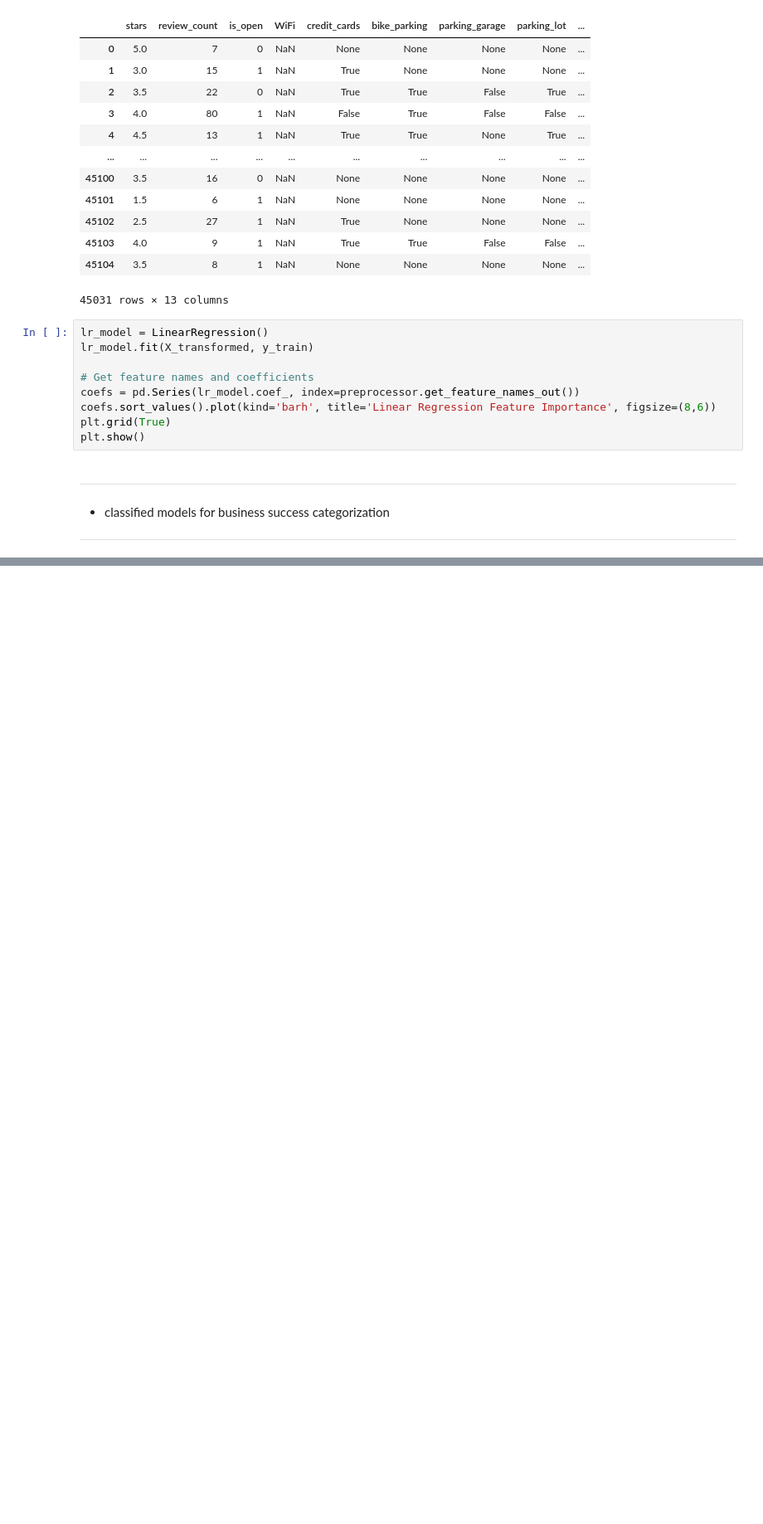
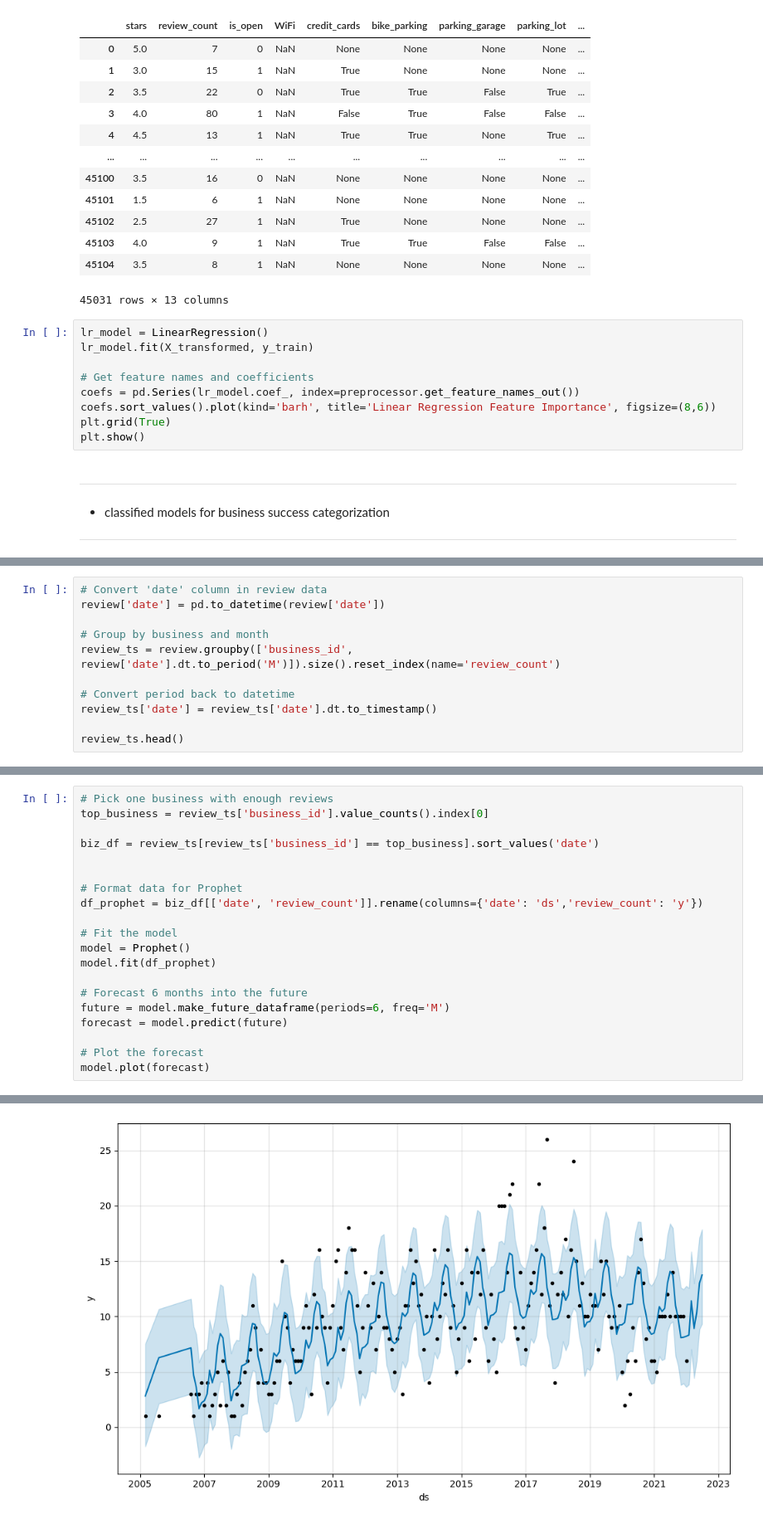
Before and after one commit to Jenblr/Yelp-Business-Data-Success-Analysis, a Jupyter notebook: Predictive_Modeling.ipynb, the cells around one changed output, grey strips where cells are left out. Shown: that part at 83% size. Saved outputs shown, nothing was run; the diff lists cells and outputs as text; blank space fills up the shorter version.

```diff
--- a/Predictive_Modeling.ipynb
+++ b/Predictive_Modeling.ipynb
@@ -316,0 +411,11 @@ plt.show()
+# %%
+# Convert 'date' column in review data
+review['date'] = pd.to_datetime(review['date'])
+
+# Group by business and month
+review_ts = review.groupby(['business_id', review['date'].dt.to_period('M')]).size().reset_index(name='review_count')
+
+# Convert period back to datetime
+review_ts['date'] = review_ts['date'].dt.to_timestamp()
+
+review_ts.head()
@@ -316,0 +451,21 @@ plt.show()
+# %%
+# Pick one business with enough reviews
+top_business = review_ts['business_id'].value_counts().index[0]
+
+biz_df = review_ts[review_ts['business_id'] == top_business].sort_values('date')
+
+
+# Format data for Prophet
+df_prophet = biz_df[['date', 'review_count']].rename(columns={'date': 'ds','review_count': 'y'})
+
+# Fit the model
+model = Prophet()
+model.fit(df_prophet)
+
+# Forecast 6 months into the future
+future = model.make_future_dataframe(periods=6, freq='M')
+forecast = model.predict(future)
+
+# Plot the forecast
+model.plot(forecast)
+# %% [output]
@@ -316,0 +474 @@ plt.show()
+[figure, added]
```
Also changed, not shown: parts of 10 cells of this notebook.
